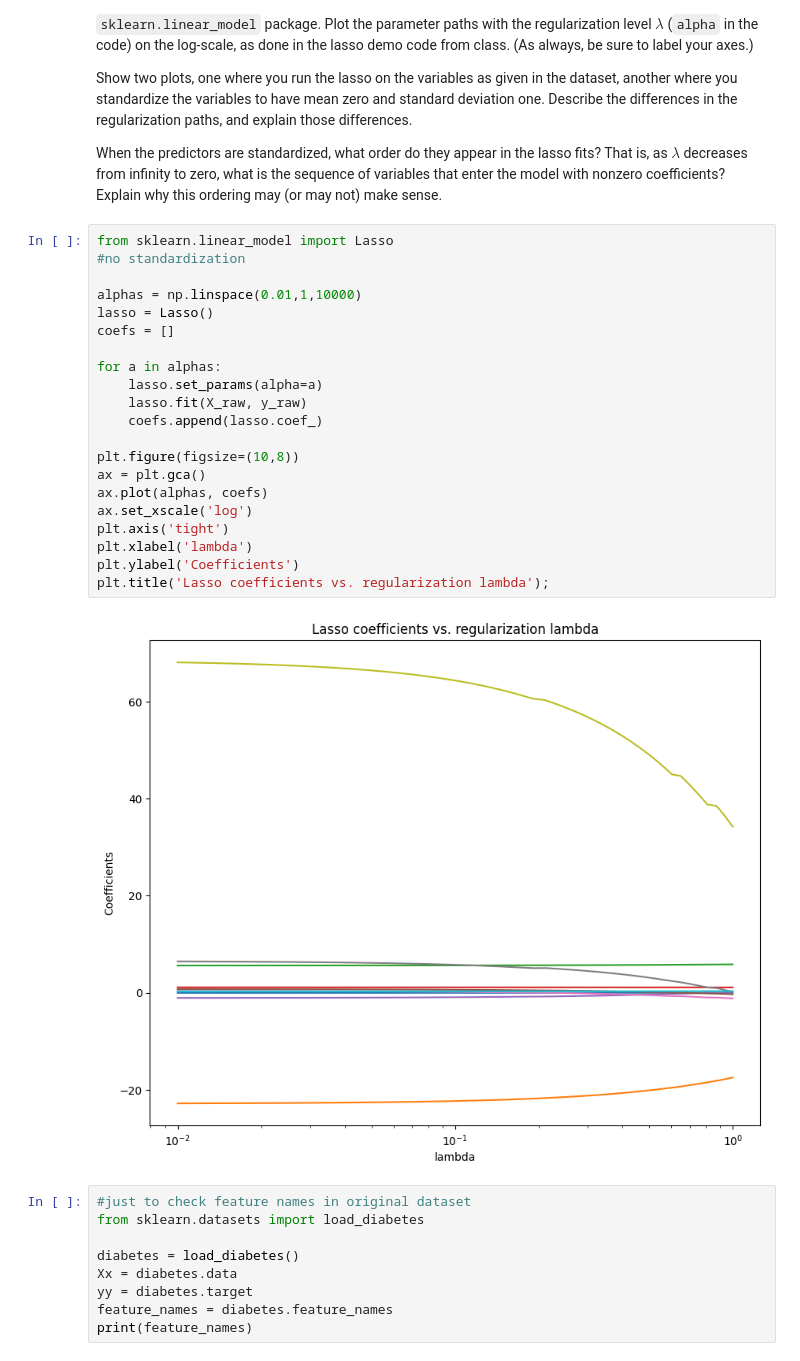
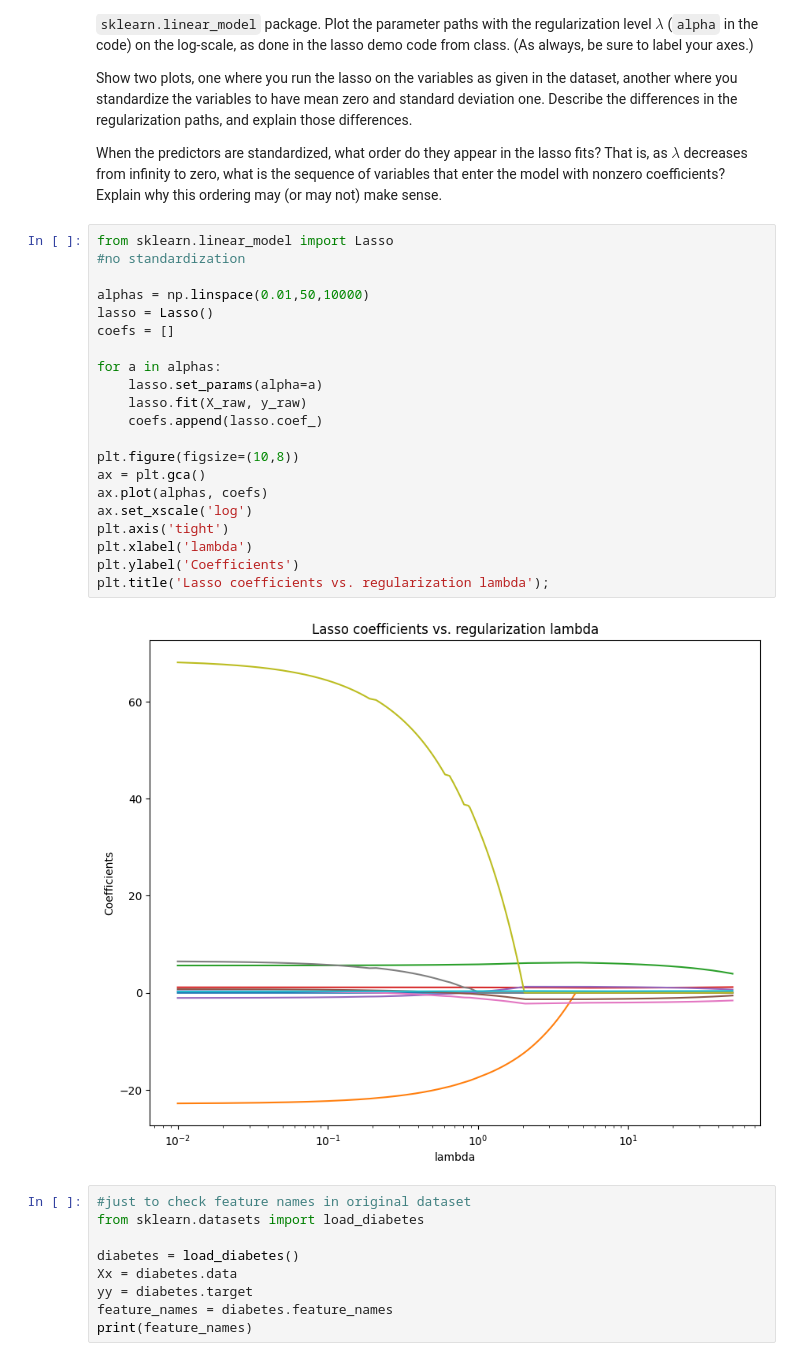
Before and after one commit to joycqu17/365, a Jupyter notebook: assignments/assn1/assn1.ipynb, the cells around one changed output. Saved outputs shown, nothing was run; the diff lists cells and outputs as text.

```diff
--- a/assignments/assn1/assn1.ipynb
+++ b/assignments/assn1/assn1.ipynb
@@ -82,26 +79,26 @@ When the predictors are standardized, what order do they appear in the lasso fit
 # %%
 from sklearn.linear_model import Lasso
 #no standardization
 
-alphas = np.linspace(0.01,1,10000)
+alphas = np.linspace(0.01,50,10000)
 lasso = Lasso()
 coefs = []
 
 for a in alphas:
     lasso.set_params(alpha=a)
     lasso.fit(X_raw, y_raw)
     coefs.append(lasso.coef_)
 
 plt.figure(figsize=(10,8))
 ax = plt.gca()
 ax.plot(alphas, coefs)
 ax.set_xscale('log')
 plt.axis('tight')
 plt.xlabel('lambda')
 plt.ylabel('Coefficients')
 plt.title('Lasso coefficients vs. regularization lambda');
 # %% [output]
-[figure, old version]
+[figure, new version]
 # %%
 #just to check feature names in original dataset
 from sklearn.datasets import load_diabetes
```
Also changed, not shown: parts of 7 cells of this notebook.
